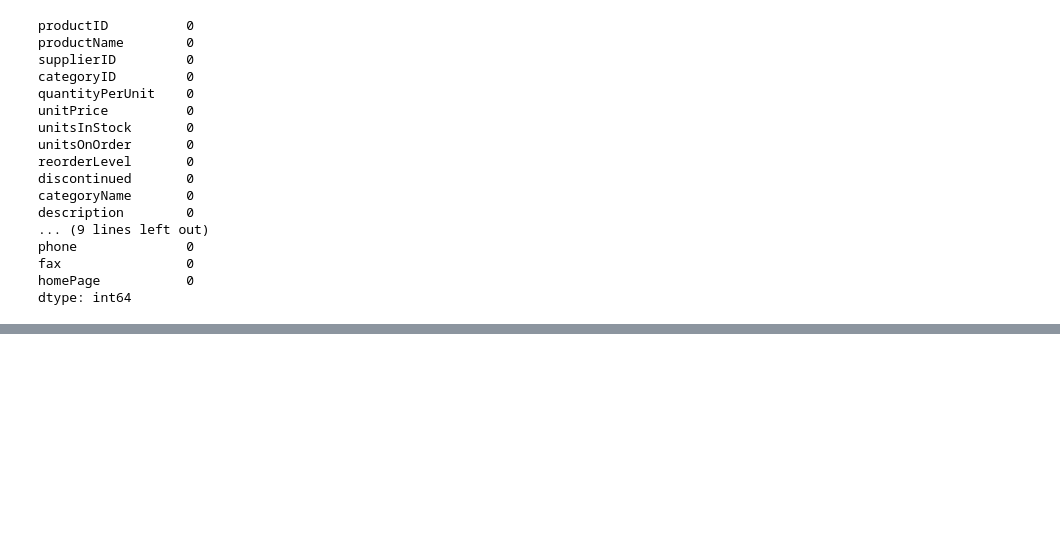
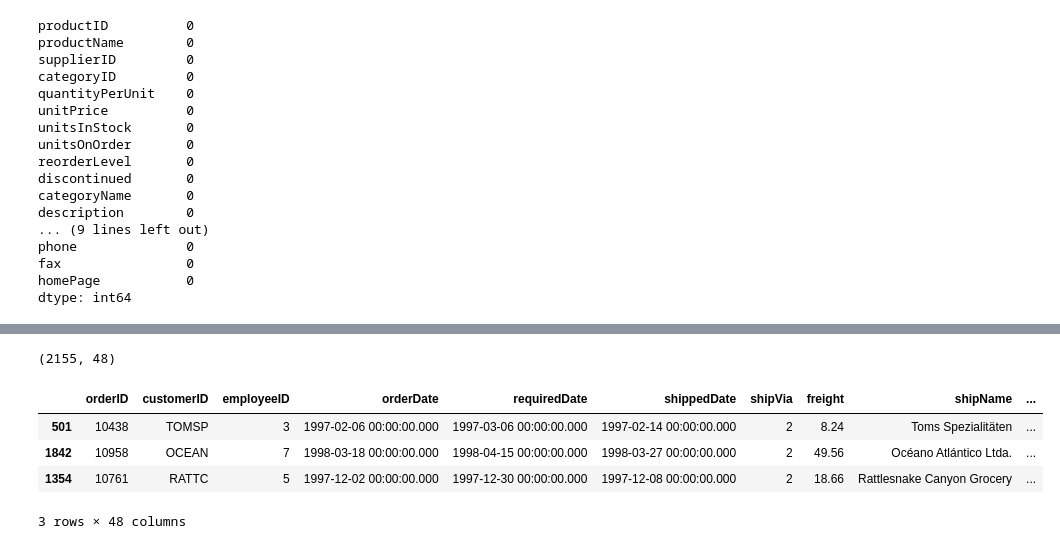
Before and after one commit to vb100/graphrag, a Jupyter notebook: code/ingestion.ipynb, the cells around one changed output, grey strips where cells are left out. Cells and saved outputs as stored; diff of their text form; code cells hidden in the pictures; blank space fills up the shorter version.

```diff
--- a/code/ingestion.ipynb
+++ b/code/ingestion.ipynb
@@ -143,0 +263,17 @@ dtype: int64
+# %%
+order_order_detail_customer_shipper_employee = pd.merge(order_order_detail_customer_shipper_df,
+                                                            employee_df,
+                                                            left_on='employeeID',
+                                                            right_on='employeeID',
+                                                            how='left'
+                                                            )
+
+print(order_order_detail_customer_shipper_employee.shape)
+order_order_detail_customer_shipper_employee.sample(3)
+# %% [output]
+(2155, 48)
+|  | orderID | customerID | employeeID | orderDate | requiredDate | shippedDate | shipVia | freight | shipName | ... |
+| 501 | 10438 | TOMSP | 3 | 1997-02-06 00:00:00.000 | 1997-03-06 00:00:00.000 | 1997-02-14 00:00:00.000 | 2 | 8.24 | Toms Spezialitäten | ... |
+| 1842 | 10958 | OCEAN | 7 | 1998-03-18 00:00:00.000 | 1998-04-15 00:00:00.000 | 1998-03-27 00:00:00.000 | 2 | 49.56 | Océano Atlántico Ltda. | ... |
+| 1354 | 10761 | RATTC | 5 | 1997-12-02 00:00:00.000 | 1997-12-30 00:00:00.000 | 1997-12-08 00:00:00.000 | 2 | 18.66 | Rattlesnake Canyon Grocery | ... |
+3 rows × 48 columns
```
Also changed, not shown: parts of 29 cells of this notebook.
